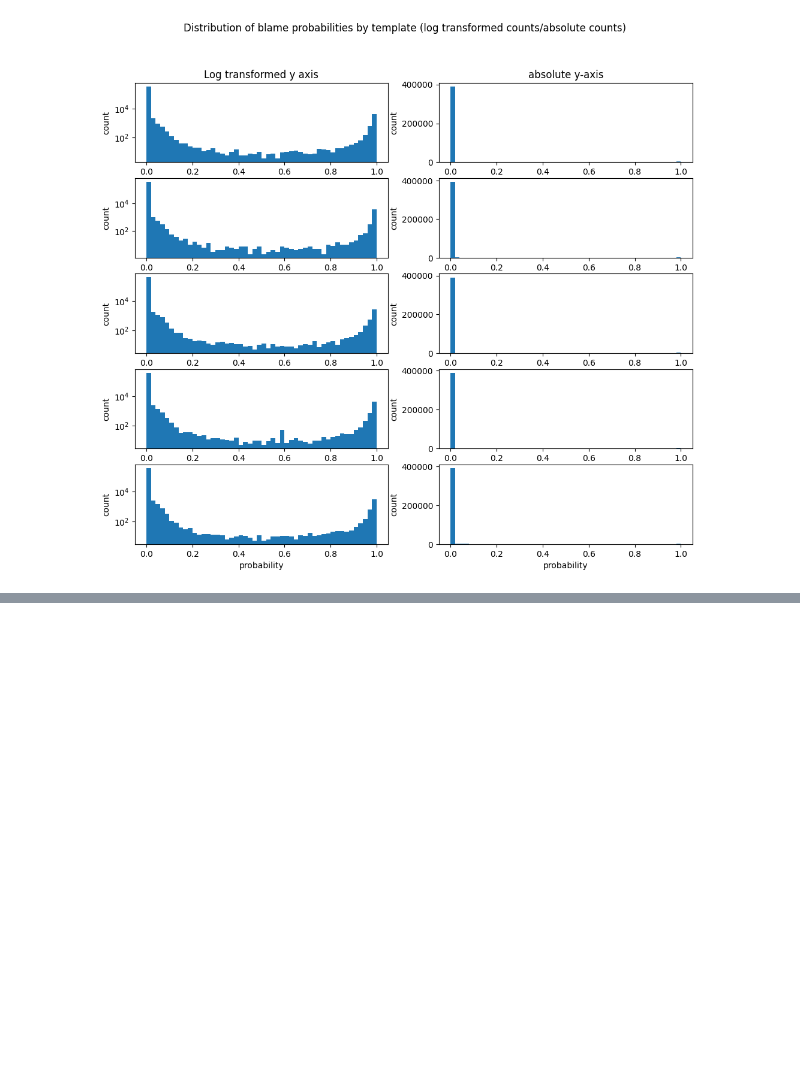
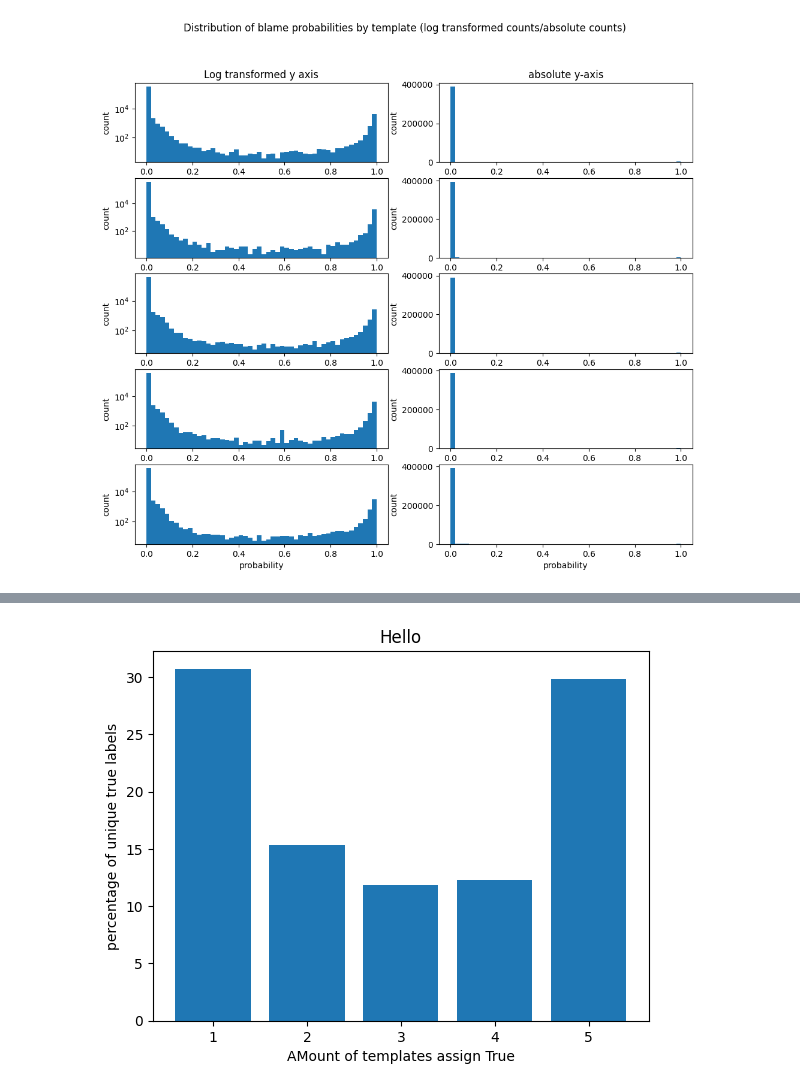
Before and after one commit to Lundsfryd/Bachelor_project, a Jupyter notebook: Prelimenary_blame_detection.ipynb, the cells around one changed output, grey strips where cells are left out. Cells and saved outputs as stored; diff of their text form; code cells hidden in the pictures; blank space fills up the shorter version.

```diff
--- a/Prelimenary_blame_detection.ipynb
+++ b/Prelimenary_blame_detection.ipynb
@@ -292,0 +342,18 @@ blame_indices_template_2
+# %%
+percentages = []
+for i in summary.values():
+    percentages.append((float(i)/n_unique_pairs)*100)
+
+amount_of_docts = summary.keys()
+
+plt.figure()
+
+plt.bar(amount_of_docts, percentages)
+
+plt.title("Hello")
+plt.xlabel("AMount of templates assign True")
+plt.ylabel("percentage of unique true labels")
+
+plt.show()
+# %% [output]
+[figure, added]
```
Also changed, not shown: parts of 15 cells of this notebook, 1 other file.
